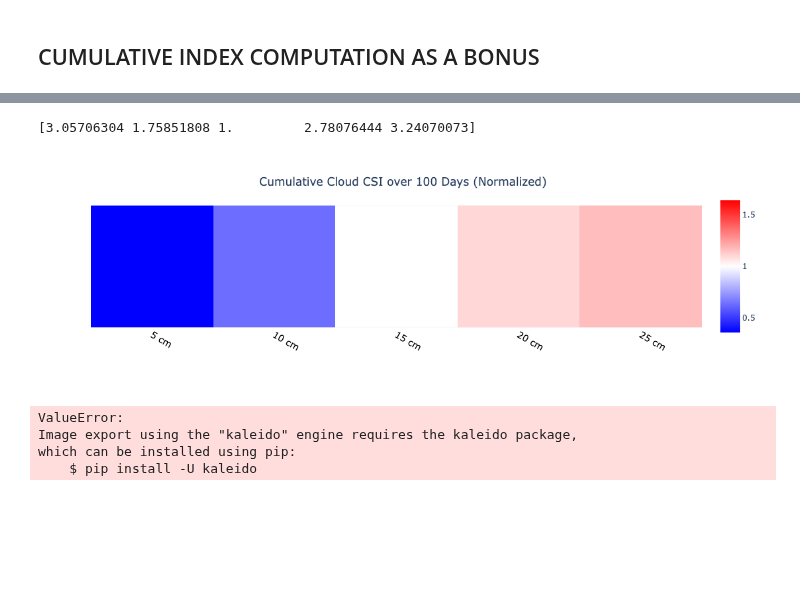
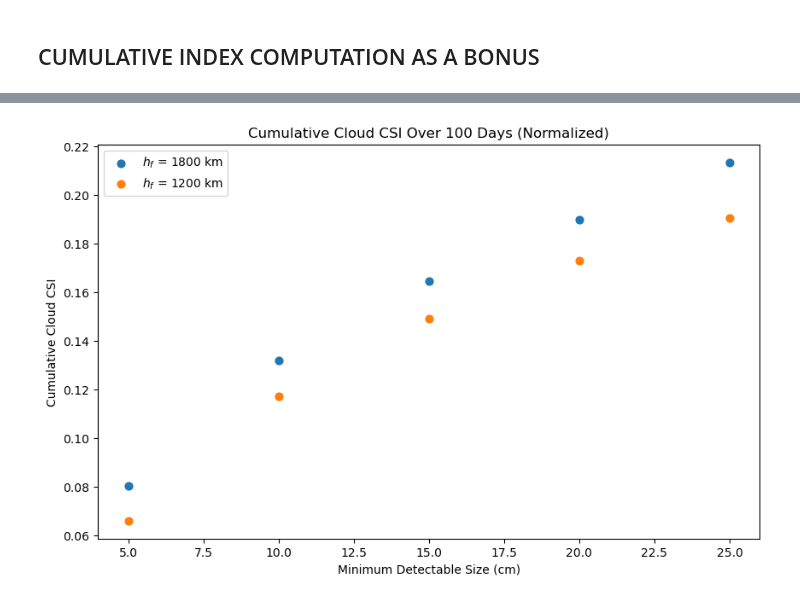
Before and after one commit to luigigisolfi/Updated_FEI_Computation, a Jupyter notebook: final_thesis_code.ipynb, the cells around one changed output, grey strips where cells are left out. Saved outputs shown, nothing was run; the diff lists cells and outputs as text; code cells hidden in the pictures; blank space fills up the shorter version.

```diff
--- a/final_thesis_code.ipynb
+++ b/final_thesis_code.ipynb
@@ -1303,0 +1433,67 @@ cumulative_index__25cm_1200km.txt
+# %%
+import os
+import numpy as np
+import matplotlib.pyplot as plt
+
+nubi = ['nube_1800_km', 'nube_1200_km']
+
+# Initialize the plot
+plt.figure(figsize=(10, 6))
+
+for nube in nubi:
+    print(nube)
+    csi_cumulative_list = []
+    csi_cumulative_no_weights_list = []
+    capability_list = []
+    if os.path.exists(f'/Users/luigigisolfi/{str(nube)}/CUMULATIVE_INDEX_OPTICAL/'):
+        dir_path = f'/Users/luigigisolfi/{str(nube)}/CUMULATIVE_INDEX_OPTICAL/'
+    else:
+        dir_path = f'/Users/luigigisolfi/{str(nube)}/CUMULATIVE_INDEX_RADAR/'
+    for file in os.listdir(dir_path):
+        if file == '.ipynb_checkpoints' or '30' in file:
+            continue
+        print(file)
+        if len(file.split('_')[3]) == 4:
+            capability = float(file.split('_')[3][:2])
+            print(capability)
+        else:
+            capability = float(file.split('_')[3][:1])
+            print(capability)
+
+        csi_cumulative = np.loadtxt(f'{dir_path}/{file}', unpack=True, usecols=2)
+        csi_cumulative_list.append(csi_cumulative)
+        capability_list.append(capability)
+
+    # Normalize the values
+    sorted_capabilities =np.sort(capability_list)
+    normalized_csi = np.sort(csi_cumulative_list) /  0.27879089758704834 #normalization value for csi cloud no weights is taken from 1800 km (optical, value =  0.27879089758704834) or 800 km (radar, value = 1.209707813667907)
+
+    print(sorted_capabilities)
+    print(normalized_csi)
+    #normalized_csi = [row[0] for row in normalized_csi]
+
+
+    print(normalized_csi)
+    # Create scatter plot for this dataset
+    plt.scatter(
+        sorted_capabilities,
+        normalized_csi,
+        alpha=1,
+        s = 40,
+        label=f'$h_f$ = {nube.split("_")[1]} km'
+    )
+
+    # Optionally add text annotations (offset to the right)
+    #for x, y in zip(sorted_capabilities, normalized_csi):
+    #    plt.text(x + 0.1, y + 0.001, f'{y:.4f}', fontsize=8, ha='right', va='bottom')
+
+# Add plot labels, legend, and title
+plt.title('Cumulative Cloud CSI Over 100 Days (Normalized)')
+plt.xlabel('Minimum Detectable Size (cm)')
+plt.ylabel('Cumulative Cloud CSI')
+plt.legend()
+
+# Save and show the plot
+plt.savefig(f'/Users/luigigisolfi/{str(nube)}/figures/Cumulative_CSI_Results_Combined.png')
+plt.show()
+# %% [output]
@@ -1304,9 +1517,10 @@ cumulative_index__25cm_1200km.txt
+[figure, added]
 # %%
 import plotly.express as px
 
-print(csi_cumulative_list/csi_cumulative_list[2])
+print(np.array(csi_cumulative_list)/np.array(csi_cumulative_no_weights_list))
 str_xlabel = [str(round(n)) + ' cm' for n in np.sort(capability_list)]
-fig = px.imshow([np.sort(csi_cumulative_list)/np.sort(csi_cumulative_list)[2]], color_continuous_scale=[(0, "blue"), (0.5, "white"), (1, "red")], color_continuous_midpoint=1)
+fig = px.imshow(np.sort(csi_cumulative_list)/csi_cumulative_no_weights_list[2], color_continuous_scale=[(0, "blue"), (0.5, "white"), (1, "red")], color_continuous_midpoint=1)
 fig.update_xaxes(showticklabels=True).update_yaxes(showticklabels=False)
 fig.update_layout(
     title={
@@ -1326,13 +1540,6 @@ fig.update_layout(
 
 fig.show()
 fig.write_image(f'/Users/luigigisolfi/{str(nube)}/figures/Cumulative_Color_Bar_{str(nube)}.png')
-# %% [output]
-[3.05706304 1.75851808 1.         2.78076444 3.24070073]
-[figure, removed]
-ValueError:
-Image export using the "kaleido" engine requires the kaleido package,
-which can be installed using pip:
-    $ pip install -U kaleido
 # %%
 import matplotlib.pyplot as plt
 import numpy as np; np.random.seed(1)
```
Also changed, not shown: parts of 9 cells of this notebook.
